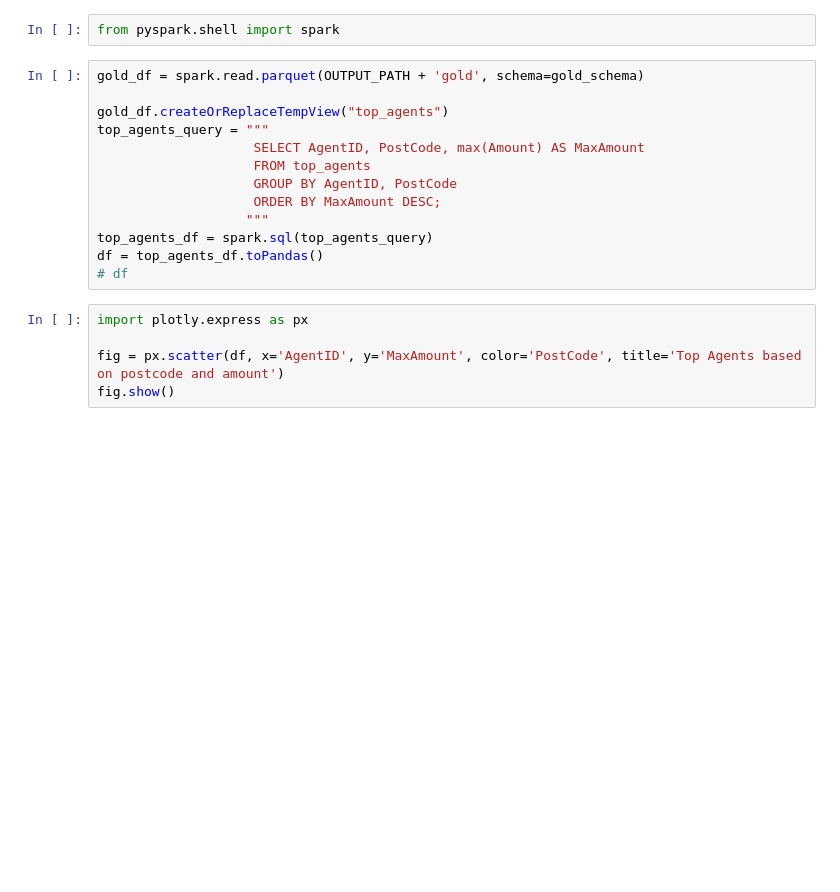
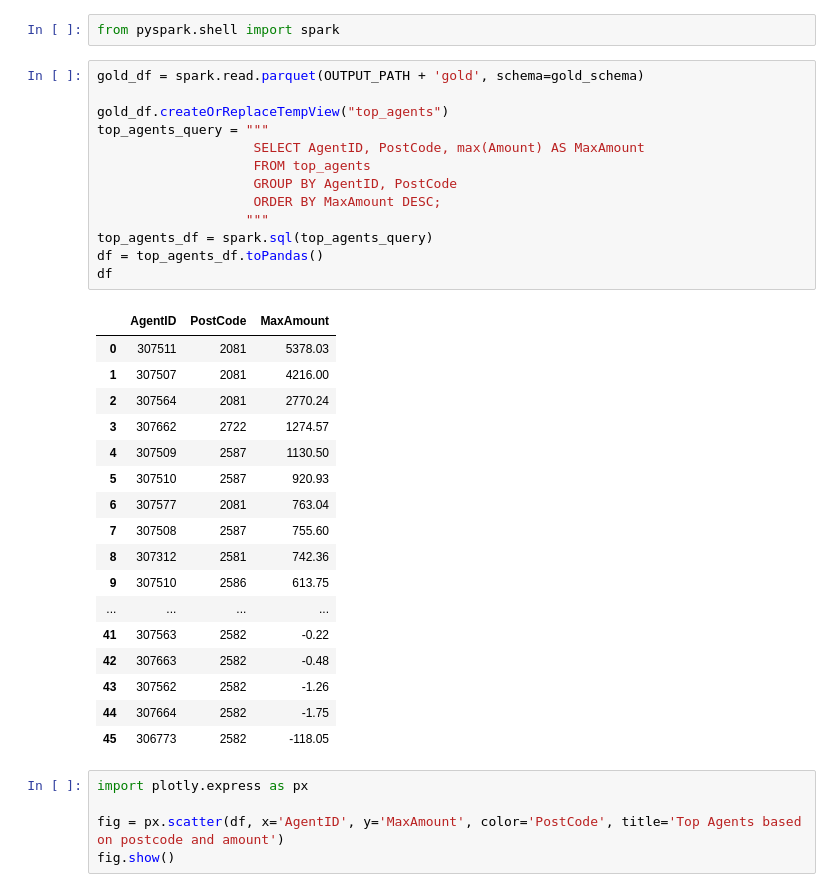
Before and after one commit to arturogonzalezm/challenge_transactions, a Jupyter notebook: notebooks/BI/top_agents_report.ipynb, the cells around one changed output. Cells and saved outputs as stored; diff of their text form; blank space fills up the shorter version.

```diff
--- a/notebooks/BI/top_agents_report.ipynb
+++ b/notebooks/BI/top_agents_report.ipynb
@@ -13,16 +13,34 @@ from pyspark.shell import spark
 # %%
 gold_df = spark.read.parquet(OUTPUT_PATH + 'gold', schema=gold_schema)
 
 gold_df.createOrReplaceTempView("top_agents")
 top_agents_query = """
                     SELECT AgentID, PostCode, max(Amount) AS MaxAmount
                     FROM top_agents
                     GROUP BY AgentID, PostCode
                     ORDER BY MaxAmount DESC;
                    """
 top_agents_df = spark.sql(top_agents_query)
 df = top_agents_df.toPandas()
-# df
+df
+# %% [output]
+|  | AgentID | PostCode | MaxAmount |
+| 0 | 307511 | 2081 | 5378.03 |
+| 1 | 307507 | 2081 | 4216.00 |
+| 2 | 307564 | 2081 | 2770.24 |
+| 3 | 307662 | 2722 | 1274.57 |
+| 4 | 307509 | 2587 | 1130.50 |
+| 5 | 307510 | 2587 | 920.93 |
+| 6 | 307577 | 2081 | 763.04 |
+| 7 | 307508 | 2587 | 755.60 |
+| 8 | 307312 | 2581 | 742.36 |
+| 9 | 307510 | 2586 | 613.75 |
+| ... | ... | ... | ... |
+| 41 | 307563 | 2582 | -0.22 |
+| 42 | 307663 | 2582 | -0.48 |
+| 43 | 307562 | 2582 | -1.26 |
+| 44 | 307664 | 2582 | -1.75 |
+| 45 | 306773 | 2582 | -118.05 |
 # %%
 import plotly.express as px
 
```
